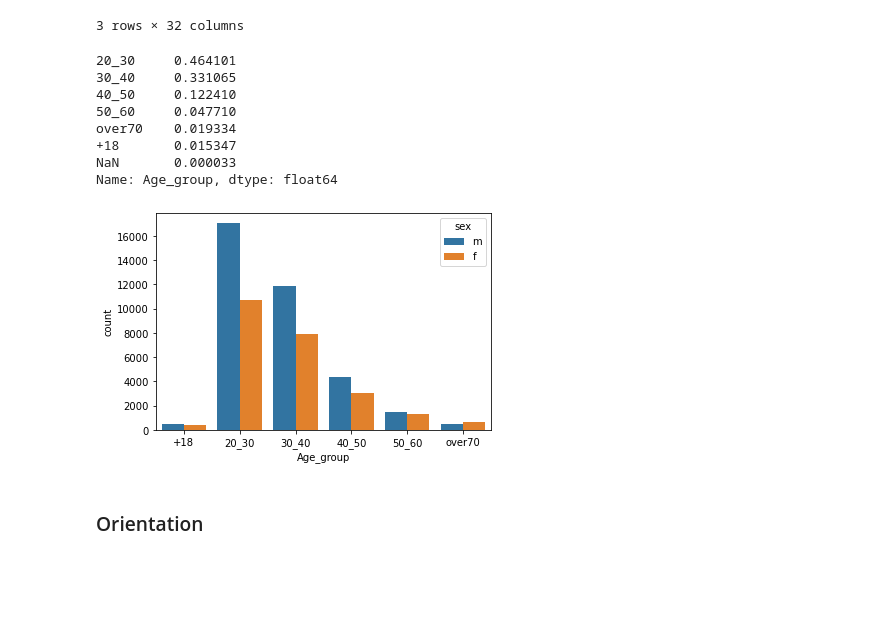
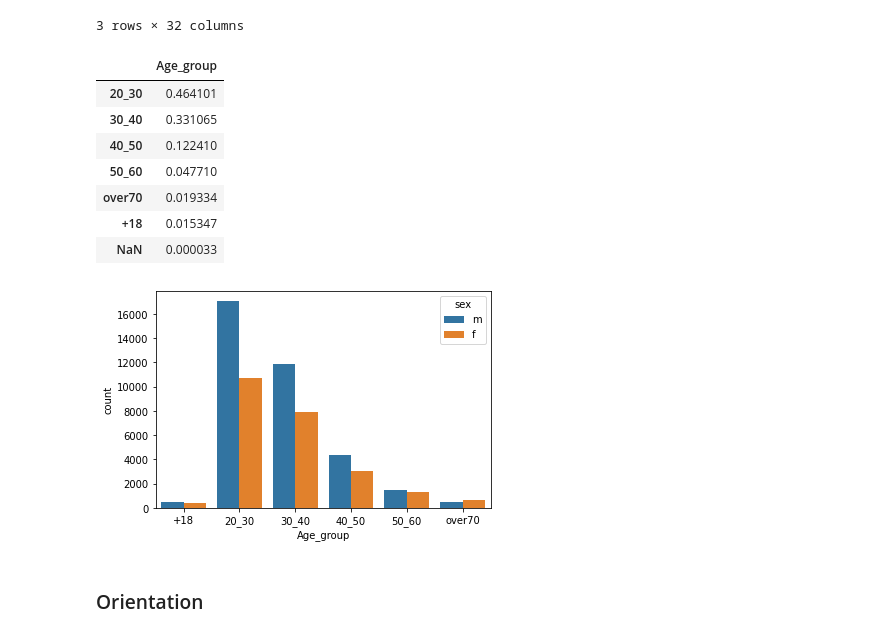
Before and after one commit to paulynamagana/OKCupid_challenge, a Jupyter notebook: date-a-scientist.ipynb, the cells around one changed output. Cells and saved outputs as stored; diff of their text form; code cells hidden in the pictures; blank space fills up the shorter version.

```diff
--- a/date-a-scientist.ipynb
+++ b/date-a-scientist.ipynb
@@ -187,17 +231,17 @@ profiles.head(3)
 # %%
 ## Plot distributions of age groups.
 sns.countplot(profiles["Age_group"], hue=profiles["sex"])
-profiles["Age_group"].value_counts(normalize=True, dropna=False)
+pd.DataFrame(profiles["Age_group"].value_counts(normalize=True, dropna=False))
 # %% [output]
-20_30     0.464101
-30_40     0.331065
-40_50     0.122410
-50_60     0.047710
-over70    0.019334
-+18       0.015347
-NaN       0.000033
-Name: Age_group, dtype: float64
+|  | Age_group |
+| 20_30 | 0.464101 |
+| 30_40 | 0.331065 |
+| 40_50 | 0.122410 |
+| 50_60 | 0.047710 |
+| over70 | 0.019334 |
+| +18 | 0.015347 |
+| NaN | 0.000033 |
-[figure, old version]
+[figure, new version]
 # %% [markdown]
 ### Orientation
 # %%
```
Also changed, not shown: parts of 15 cells of this notebook.
